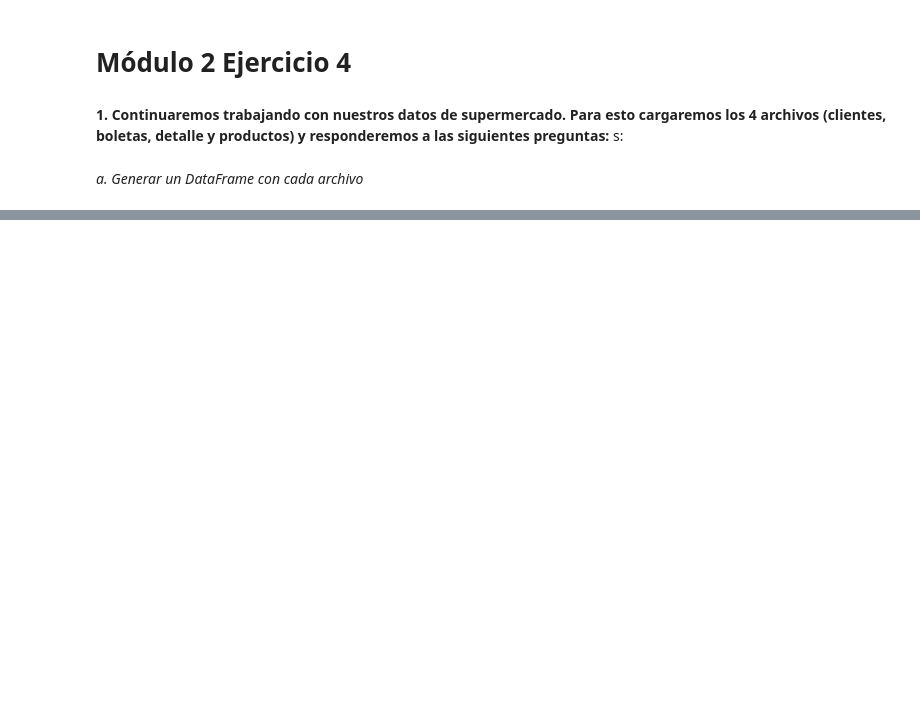
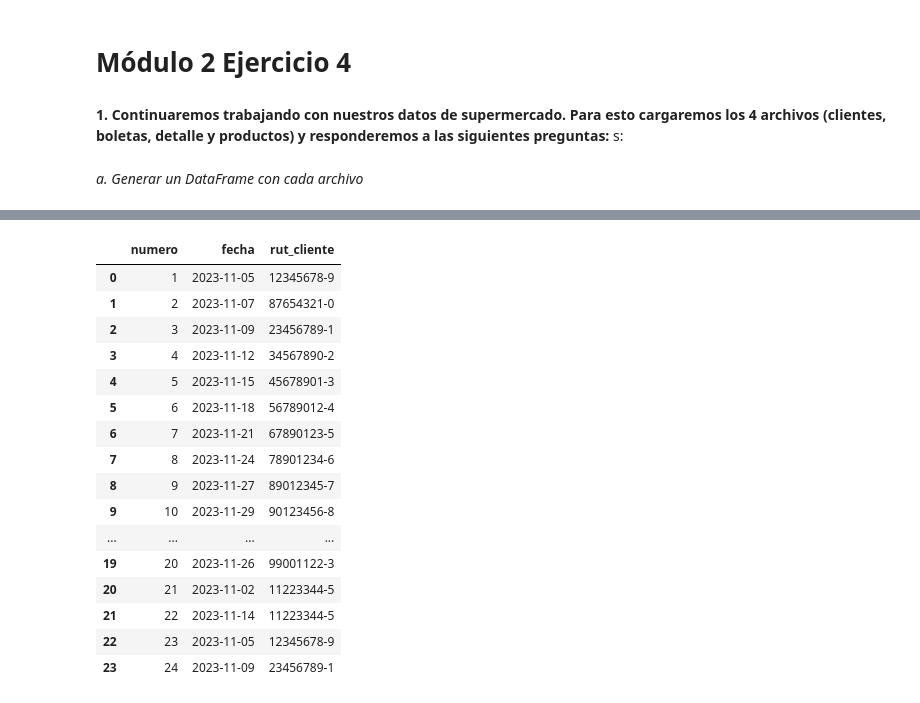
Before and after one commit to fidebravo/Modulo2, a Jupyter notebook: Modulo2_Actividad4.ipynb, the cells around one changed output, grey strips where cells are left out. Cells and saved outputs as stored; diff of their text form; code cells hidden in the pictures; blank space fills up the shorter version.

```diff
--- a/Modulo2_Actividad4.ipynb
+++ b/Modulo2_Actividad4.ipynb
@@ -20,0 +42,21 @@ df_productos = pd.DataFrame(productos)
+# %%
+# Desplegamos en pantalla el df_boletas
+df_boletas
+# %% [output]
+|  | numero | fecha | rut_cliente |
+| 0 | 1 | 2023-11-05 | 12345678-9 |
+| 1 | 2 | 2023-11-07 | 87654321-0 |
+| 2 | 3 | 2023-11-09 | 23456789-1 |
+| 3 | 4 | 2023-11-12 | 34567890-2 |
+| 4 | 5 | 2023-11-15 | 45678901-3 |
+| 5 | 6 | 2023-11-18 | 56789012-4 |
+| 6 | 7 | 2023-11-21 | 67890123-5 |
+| 7 | 8 | 2023-11-24 | 78901234-6 |
+| 8 | 9 | 2023-11-27 | 89012345-7 |
+| 9 | 10 | 2023-11-29 | 90123456-8 |
+| ... | ... | ... | ... |
+| 19 | 20 | 2023-11-26 | 99001122-3 |
+| 20 | 21 | 2023-11-02 | 11223344-5 |
+| 21 | 22 | 2023-11-14 | 11223344-5 |
+| 22 | 23 | 2023-11-05 | 12345678-9 |
+| 23 | 24 | 2023-11-09 | 23456789-1 |
```
Also changed, not shown: parts of 17 cells of this notebook.
